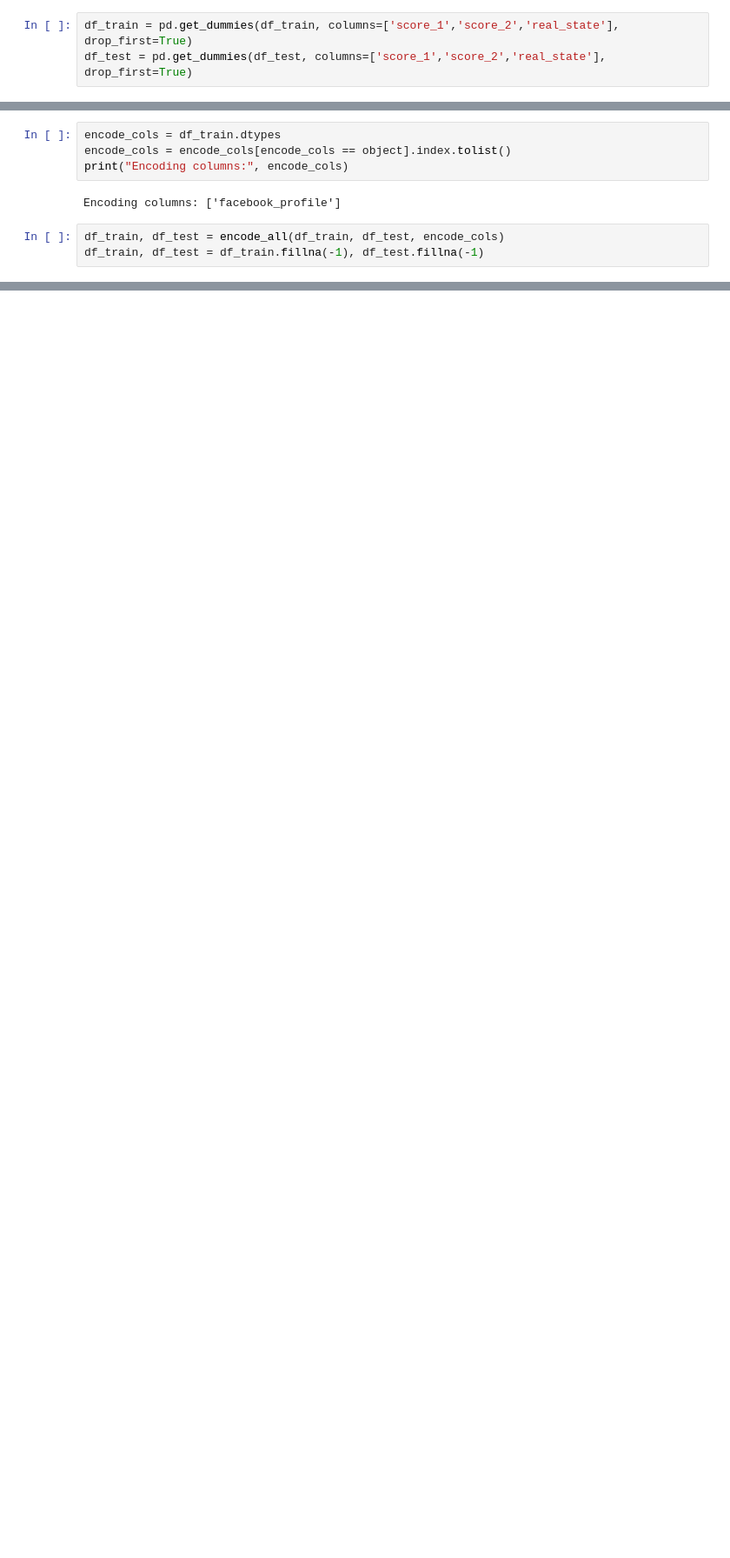
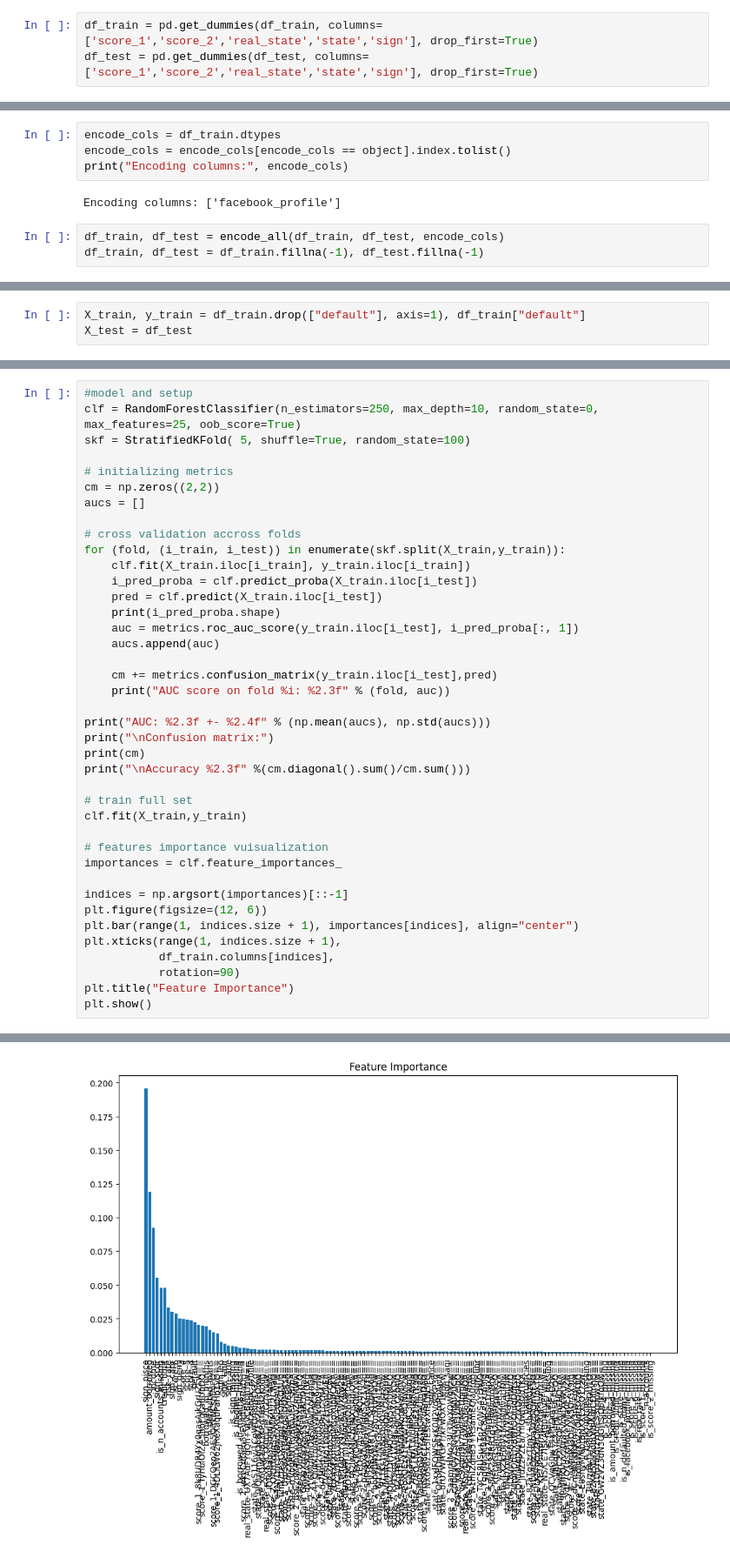
Before and after one commit to ArmanDipu/ml-uofc-self-learn, a Jupyter notebook: notebooks/basic_ml.ipynb, the cells around one changed output, grey strips where cells are left out. Shown at 87% size. Drawn from its saved outputs; the diff is of its cells as text; blank space fills up the shorter version.

Commit message:
ran RandomForestClassifier

```diff
--- a/notebooks/basic_ml.ipynb
+++ b/notebooks/basic_ml.ipynb
@@ -68,8 +77,8 @@ for col in df_test.columns:
 # %% [markdown]
 Represent categorical feature (non number valued columns) as a series o binary values and drop first column to avoid redundancy
 # %%
-df_train = pd.get_dummies(df_train, columns=['score_1','score_2','real_state'], drop_first=True)
-df_test = pd.get_dummies(df_test, columns=['score_1','score_2','real_state'], drop_first=True)
+df_train = pd.get_dummies(df_train, columns=['score_1','score_2','real_state','state','sign'], drop_first=True)
+df_test = pd.get_dummies(df_test, columns=['score_1','score_2','real_state','state','sign'], drop_first=True)
 # %%
 df_train.head()
 # %% [output]
@@ -106,0 +118,3 @@ df_train, df_test = df_train.fillna(-1), df_test.fillna(-1)
+# %%
+X_train, y_train = df_train.drop(["default"], axis=1), df_train["default"]
+X_test = df_test
@@ -106,0 +151,41 @@ df_train, df_test = df_train.fillna(-1), df_test.fillna(-1)
+# %%
+#model and setup
+clf = RandomForestClassifier(n_estimators=250, max_depth=10, random_state=0, max_features=25, oob_score=True)
+skf = StratifiedKFold( 5, shuffle=True, random_state=100)
+
+# initializing metrics
+cm = np.zeros((2,2))
+aucs = []
+
+# cross validation accross folds
+for (fold, (i_train, i_test)) in enumerate(skf.split(X_train,y_train)):
+    clf.fit(X_train.iloc[i_train], y_train.iloc[i_train])
+    i_pred_proba = clf.predict_proba(X_train.iloc[i_test])
+    pred = clf.predict(X_train.iloc[i_test])
+    print(i_pred_proba.shape)
+    auc = metrics.roc_auc_score(y_train.iloc[i_test], i_pred_proba[:, 1])
+    aucs.append(auc)
+
+    cm += metrics.confusion_matrix(y_train.iloc[i_test],pred)
+    print("AUC score on fold %i: %2.3f" % (fold, auc))
+
+print("AUC: %2.3f +- %2.4f" % (np.mean(aucs), np.std(aucs)))
+print("\nConfusion matrix:")
+print(cm)
+print("\nAccuracy %2.3f" %(cm.diagonal().sum()/cm.sum()))
+
+# train full set
+clf.fit(X_train,y_train)
+
+# features importance vuisualization
+importances = clf.feature_importances_
+
+indices = np.argsort(importances)[::-1]
+plt.figure(figsize=(12, 6))
+plt.bar(range(1, indices.size + 1), importances[indices], align="center")
+plt.xticks(range(1, indices.size + 1),
+           df_train.columns[indices],
+           rotation=90)
+plt.title("Feature Importance")
+plt.show()
+# %% [output]
@@ -106,0 +209 @@ df_train, df_test = df_train.fillna(-1), df_test.fillna(-1)
+[figure, added]
```
Also changed, not shown: parts of 8 cells of this notebook.
